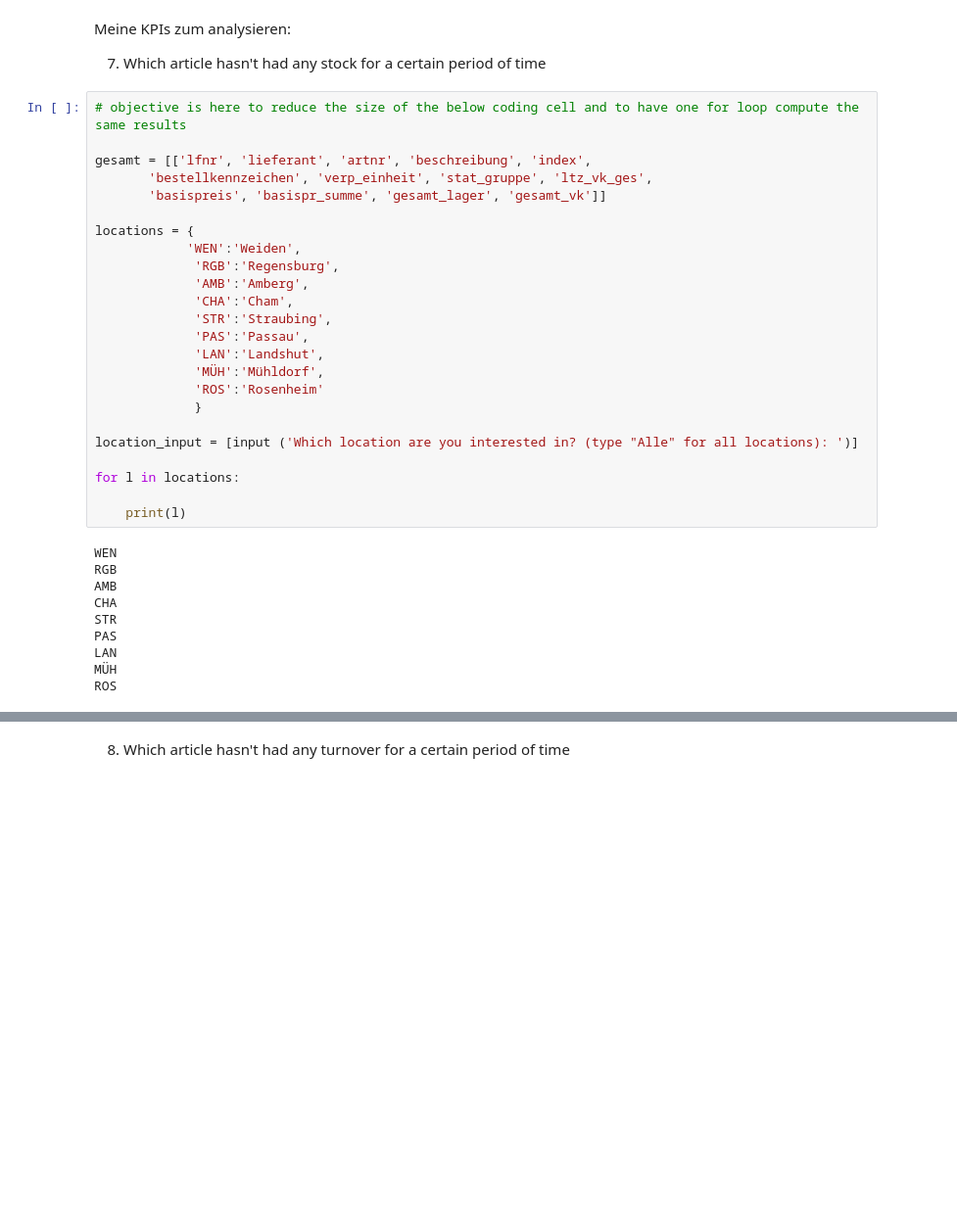
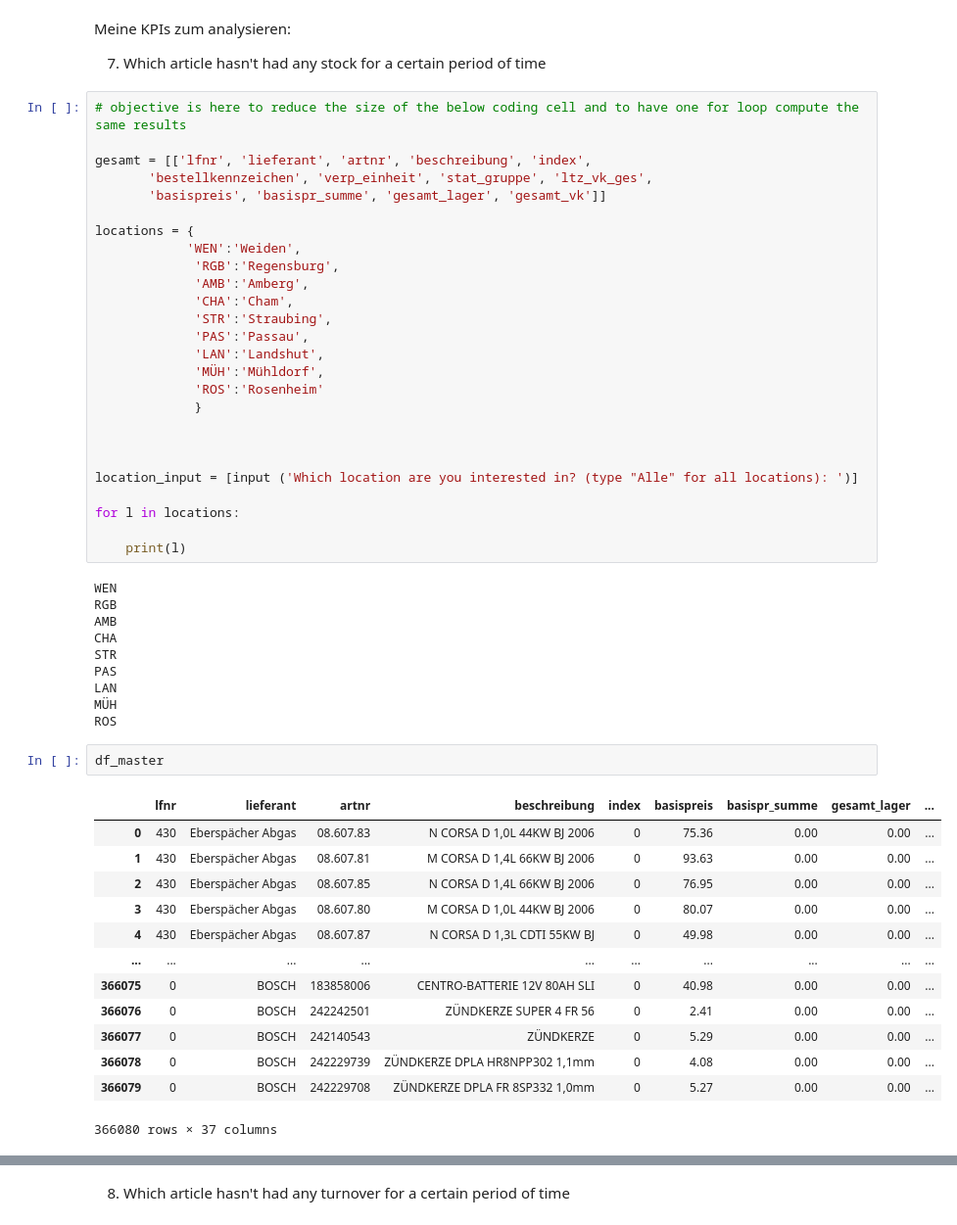
Before and after one commit to capstone-kueblbeck/capstone-kueblbeck, a Jupyter notebook: coding/gina_pn.ipynb, the cells around one changed output, grey strips where cells are left out. Shown at 98% size. Drawn from its saved outputs; the diff is of its cells as text; blank space fills up the shorter version.

```diff
--- a/coding/gina_pn.ipynb
+++ b/coding/gina_pn.ipynb
@@ -34,6 +34,8 @@ locations = {
              'ROS':'Rosenheim'
              }
 
+
+
 location_input = [input ('Which location are you interested in? (type "Alle" for all locations): ')]
 
 for l in locations:
@@ -49,3 +51,19 @@ PAS
 LAN
 MÜH
 ROS
+# %%
+df_master
+# %% [output]
+|  | lfnr | lieferant | artnr | beschreibung | index | basispreis | basispr_summe | gesamt_lager | ... |
+| 0 | 430 | Eberspächer Abgas | 08.607.83 | N CORSA D 1,0L 44KW BJ 2006 | 0 | 75.36 | 0.00 | 0.00 | ... |
+| 1 | 430 | Eberspächer Abgas | 08.607.81 | M CORSA D 1,4L 66KW BJ 2006 | 0 | 93.63 | 0.00 | 0.00 | ... |
+| 2 | 430 | Eberspächer Abgas | 08.607.85 | N CORSA D 1,4L 66KW BJ 2006 | 0 | 76.95 | 0.00 | 0.00 | ... |
+| 3 | 430 | Eberspächer Abgas | 08.607.80 | M CORSA D 1,0L 44KW BJ 2006 | 0 | 80.07 | 0.00 | 0.00 | ... |
+| 4 | 430 | Eberspächer Abgas | 08.607.87 | N CORSA D 1,3L CDTI 55KW BJ | 0 | 49.98 | 0.00 | 0.00 | ... |
+| ... | ... | ... | ... | ... | ... | ... | ... | ... | ... |
+| 366075 | 0 | BOSCH | 183858006 | CENTRO-BATTERIE 12V 80AH SLI | 0 | 40.98 | 0.00 | 0.00 | ... |
+| 366076 | 0 | BOSCH | 242242501 | ZÜNDKERZE SUPER 4 FR 56 | 0 | 2.41 | 0.00 | 0.00 | ... |
+| 366077 | 0 | BOSCH | 242140543 | ZÜNDKERZE | 0 | 5.29 | 0.00 | 0.00 | ... |
+| 366078 | 0 | BOSCH | 242229739 | ZÜNDKERZE DPLA HR8NPP302 1,1mm | 0 | 4.08 | 0.00 | 0.00 | ... |
+| 366079 | 0 | BOSCH | 242229708 | ZÜNDKERZE DPLA FR 8SP332 1,0mm | 0 | 5.27 | 0.00 | 0.00 | ... |
+366080 rows × 37 columns
```
Also changed, not shown: parts of 9 cells of this notebook.
